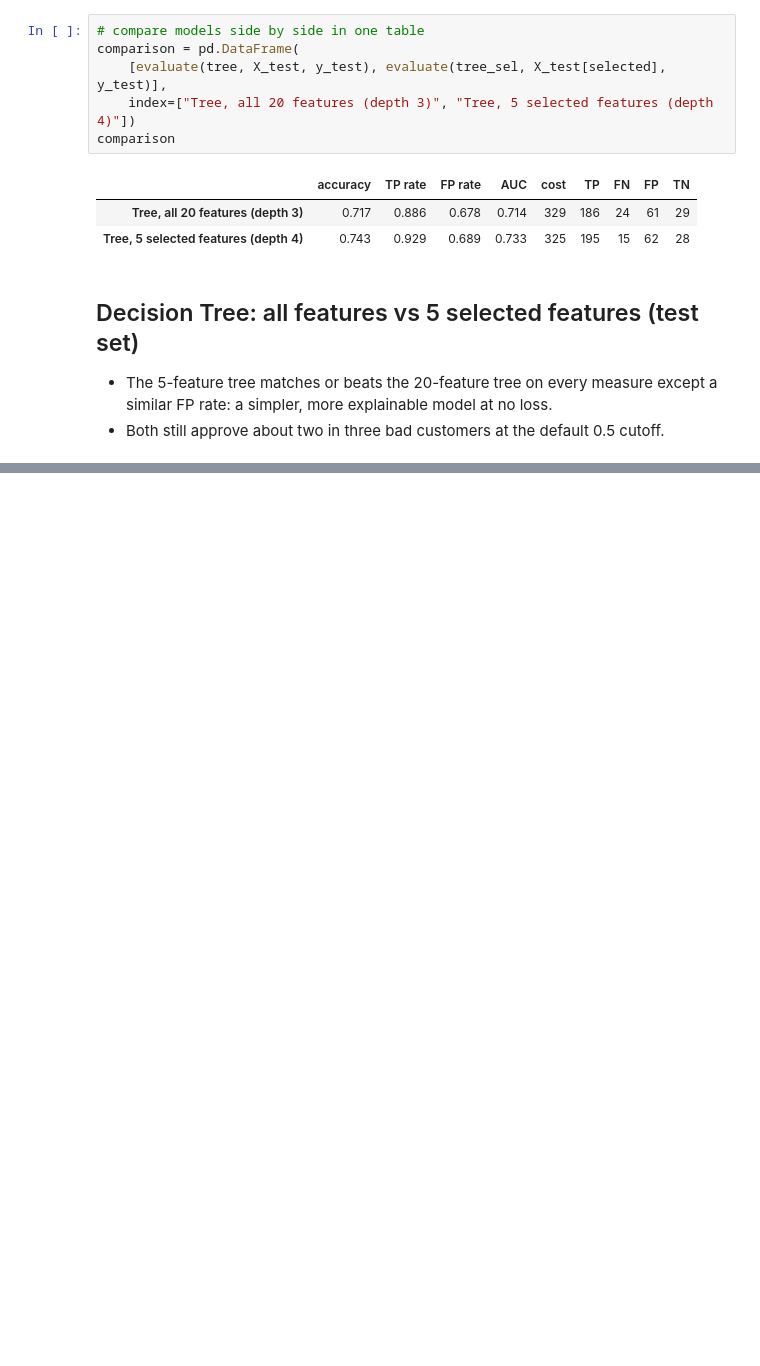
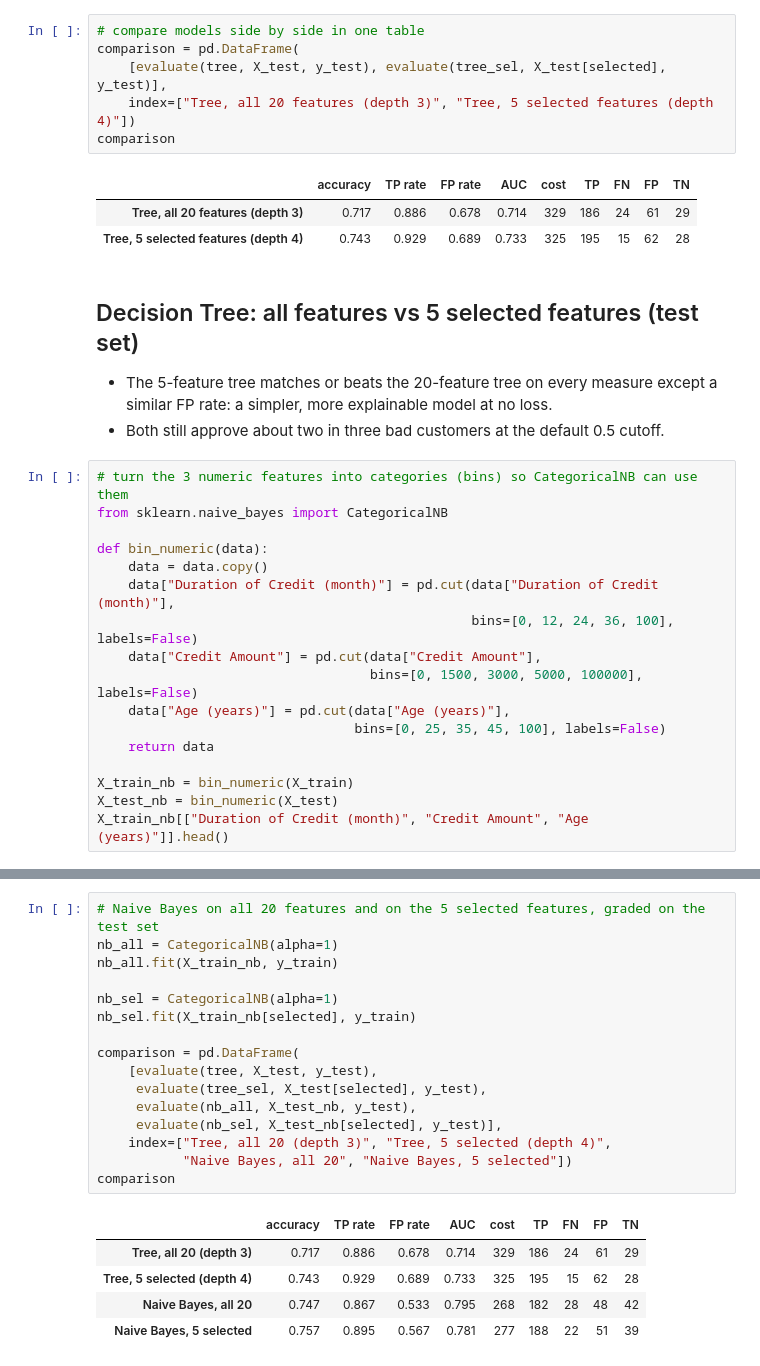
Before and after one commit to dadounsamira/german-credit-score, a Jupyter notebook: notebooks/03-models.ipynb, the cells around one changed output, grey strips where cells are left out. Cells and saved outputs as stored; diff of their text form; blank space fills up the shorter version.

Commit message:
Add Naive Bayes models

```diff
--- a/notebooks/03-models.ipynb
+++ b/notebooks/03-models.ipynb
@@ -196,3 +196,20 @@ comparison
 
 - The 5-feature tree matches or beats the 20-feature tree on every measure except a similar FP rate: a simpler, more explainable model at no loss.
 - Both still approve about two in three bad customers at the default 0.5 cutoff.
+# %%
+# turn the 3 numeric features into categories (bins) so CategoricalNB can use them
+from sklearn.naive_bayes import CategoricalNB
+
+def bin_numeric(data):
+    data = data.copy()
+    data["Duration of Credit (month)"] = pd.cut(data["Duration of Credit (month)"],
+                                                bins=[0, 12, 24, 36, 100], labels=False)
+    data["Credit Amount"] = pd.cut(data["Credit Amount"],
+                                   bins=[0, 1500, 3000, 5000, 100000], labels=False)
+    data["Age (years)"] = pd.cut(data["Age (years)"],
+                                 bins=[0, 25, 35, 45, 100], labels=False)
+    return data
+
+X_train_nb = bin_numeric(X_train)
+X_test_nb = bin_numeric(X_test)
+X_train_nb[["Duration of Credit (month)", "Credit Amount", "Age (years)"]].head()
@@ -198,0 +223,22 @@ comparison
+# %%
+# Naive Bayes on all 20 features and on the 5 selected features, graded on the test set
+nb_all = CategoricalNB(alpha=1)
+nb_all.fit(X_train_nb, y_train)
+
+nb_sel = CategoricalNB(alpha=1)
+nb_sel.fit(X_train_nb[selected], y_train)
+
+comparison = pd.DataFrame(
+    [evaluate(tree, X_test, y_test),
+     evaluate(tree_sel, X_test[selected], y_test),
+     evaluate(nb_all, X_test_nb, y_test),
+     evaluate(nb_sel, X_test_nb[selected], y_test)],
+    index=["Tree, all 20 (depth 3)", "Tree, 5 selected (depth 4)",
+           "Naive Bayes, all 20", "Naive Bayes, 5 selected"])
+comparison
+# %% [output]
+|  | accuracy | TP rate | FP rate | AUC | cost | TP | FN | FP | TN |
+| Tree, all 20 (depth 3) | 0.717 | 0.886 | 0.678 | 0.714 | 329 | 186 | 24 | 61 | 29 |
+| Tree, 5 selected (depth 4) | 0.743 | 0.929 | 0.689 | 0.733 | 325 | 195 | 15 | 62 | 28 |
+| Naive Bayes, all 20 | 0.747 | 0.867 | 0.533 | 0.795 | 268 | 182 | 28 | 48 | 42 |
+| Naive Bayes, 5 selected | 0.757 | 0.895 | 0.567 | 0.781 | 277 | 188 | 22 | 51 | 39 |
```
Also changed, not shown: parts of 2 cells of this notebook.
